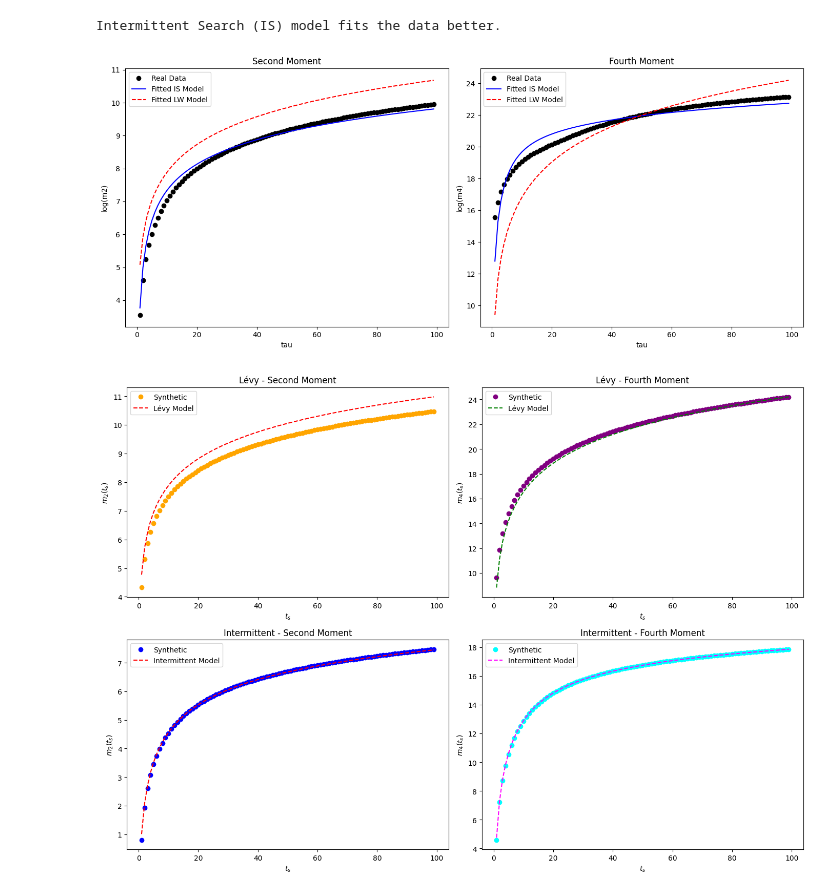
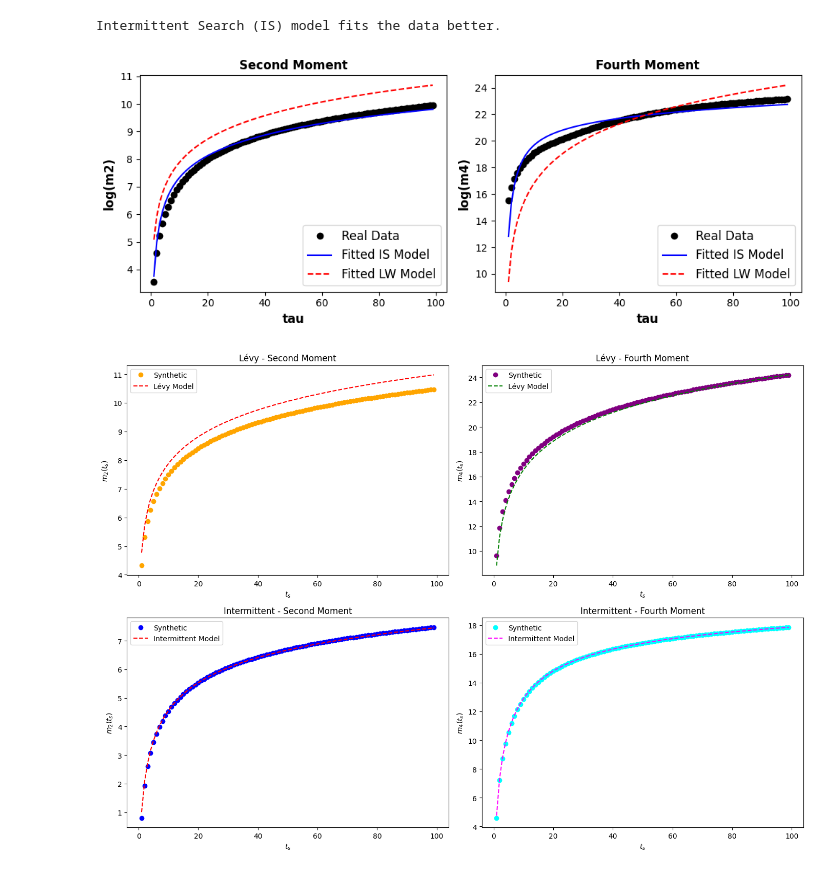
Before and after one commit to shailendrabhandari/IntLevPy, a Jupyter notebook: intermittent_levy/examples/example.ipynb, the cells around one changed output. Saved outputs shown, nothing was run; the diff lists cells and outputs as text; code cells hidden in the pictures.

```diff
--- a/intermittent_levy/examples/example.ipynb
+++ b/intermittent_levy/examples/example.ipynb
@@ -164,43 +164,43 @@ Intermittent Search (IS) model fits the data better.
 # %%
 import matplotlib.pyplot as plt
 
 # Ensure lengths match
 min_length = min(len(avg_real_m2), len(fitted_mom2_IS), len(fitted_mom2_LW))
 tau_list_plot = tau_list[:min_length]
 avg_real_m2_plot = avg_real_m2[:min_length]
 avg_real_m4_plot = avg_real_m4[:min_length]
 fitted_mom2_IS = fitted_mom2_IS[:min_length]
 fitted_mom4_IS = fitted_mom4_IS[:min_length]
 fitted_mom2_LW = fitted_mom2_LW[:min_length]
 fitted_mom4_LW = fitted_mom4_LW[:min_length]
 
 # Plotting
-plt.figure(figsize=(14, 6))
+plt.figure(figsize=(10, 4))
 
 # Plotting M2
 plt.subplot(1, 2, 1)
 plt.plot(tau_list_plot, avg_real_m2_plot, 'o', color='black', label='Real Data')
 plt.plot(tau_list_plot, fitted_mom2_IS, '-', color='blue', label='Fitted IS Model')
 plt.plot(tau_list_plot, fitted_mom2_LW, '--', color='red', label='Fitted LW Model')
-plt.xlabel('tau')
-plt.ylabel('log(m2)')
-plt.title('Second Moment')
-plt.legend()
+plt.xlabel('tau',fontsize=12,fontweight='bold')
+plt.ylabel('log(m2)',fontsize=12,fontweight='bold')
+plt.title('Second moment',fontsize=12,fontweight='bold')
+plt.legend(fontsize=12,loc='lower right')
 
 # Plotting M4
 plt.subplot(1, 2, 2)
 plt.plot(tau_list_plot, avg_real_m4_plot, 'o', color='black', label='Real Data')
 plt.plot(tau_list_plot, fitted_mom4_IS, '-', color='blue', label='Fitted IS Model')
 plt.plot(tau_list_plot, fitted_mom4_LW, '--', color='red', label='Fitted LW Model')
-plt.xlabel('tau')
-plt.ylabel('log(m4)')
-plt.title('Fourth Moment')
-plt.legend()
+plt.xlabel('tau',fontsize=12,fontweight='bold')
+plt.ylabel('log(m4)',fontsize=12,fontweight='bold')
+plt.title('Fourth moment',fontsize=12,fontweight='bold')
+plt.legend(fontsize=12,loc='lower right')
 
 plt.tight_layout()
 plt.show()
 # %% [output]
-[figure, old version]
+[figure, new version]
 # %%
 import numpy as np
 import matplotlib.pyplot as plt
```
Also changed, not shown: 7 other files.
